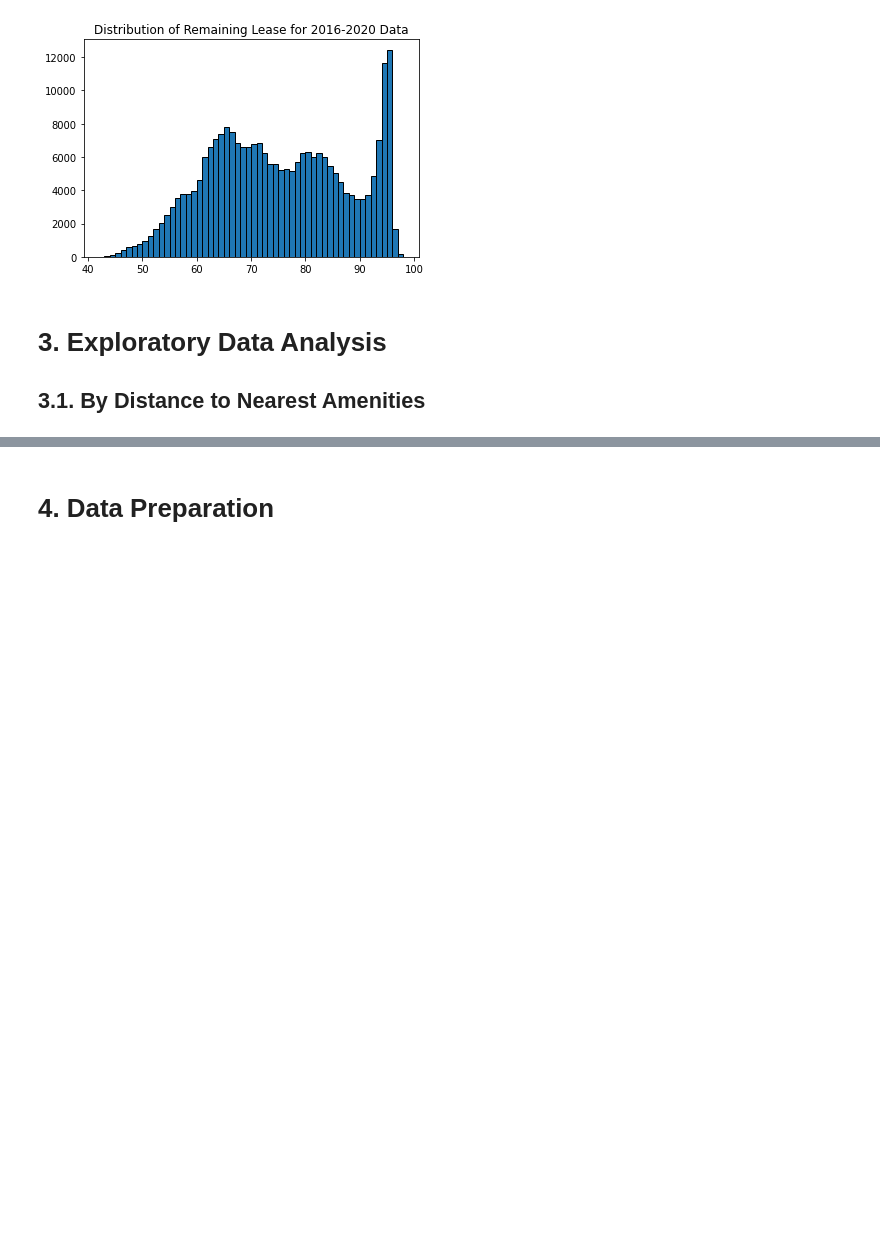
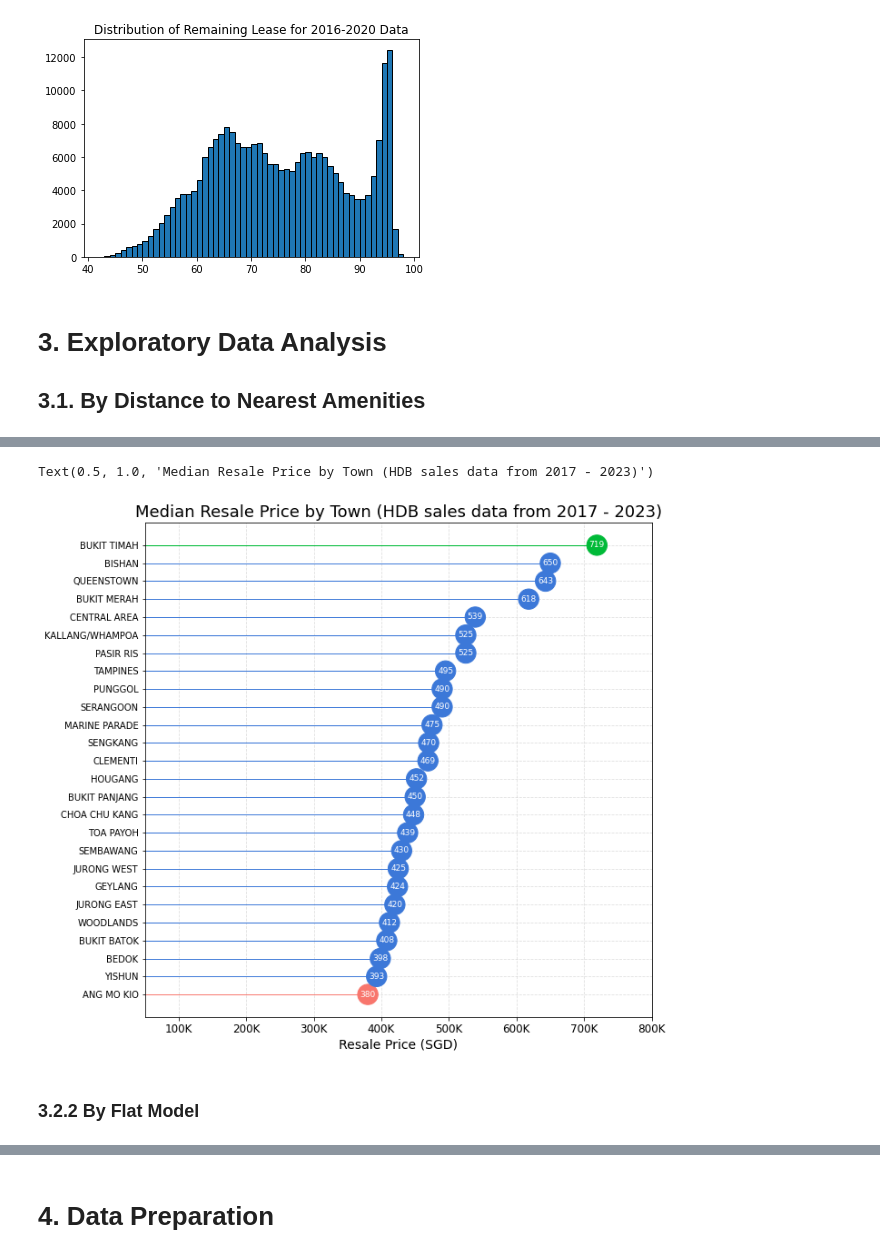
Before and after one commit to martinwh81/HDB-Resale-Price, a Jupyter notebook: HDB_Resale_Prediction.ipynb, the cells around one changed output, grey strips where cells are left out. Saved outputs shown, nothing was run; the diff lists cells and outputs as text; code cells hidden in the pictures; blank space fills up the shorter version.

Commit message:
Add Fact Charts

```diff
--- a/HDB_Resale_Prediction.ipynb
+++ b/HDB_Resale_Prediction.ipynb
@@ -348,0 +344,18 @@ The figure layout has changed to tight
+# %%
+# Function for lollipop charts
+def loll_plot(df, x, y, subtitle, xlabel, xlim):
+    plt.rc('axes', axisbelow=True)
+    plt.grid(linestyle='--', alpha=0.4)
+    plt.hlines(y=df.index, xmin=0, xmax=df[x], color=df.color, linewidth=1)
+    plt.scatter(df[x], df.index, color=df.color, s=500)
+    for i, txt in enumerate(df[x]):
+        plt.annotate(str(round(txt)), (txt, i), color='white', fontsize=9, ha='center', va='center')
+    plt.annotate(subtitle, xy=(1, 0), xycoords='axes fraction', fontsize=20,
+                    xytext=(-5, 5), textcoords='offset points',
+                    ha='right', va='bottom')
+    plt.yticks(df.index, df[y]); plt.xticks(fontsize=12); plt.xlim(xlim)
+    plt.xlabel(xlabel, fontsize=14)
+# %%
+price_game = prices.loc[prices['month'].dt.year>=2017].copy()
+price_game = price_game[['month','town','flat_model','flat_type','floor_area_sqm','storey_range','lease_commence_date','resale_price']]
+price_game.head()
@@ -348,0 +371,5 @@ The figure layout has changed to tight
+# %%
+price_median_town = price_game.groupby('town')['resale_price'].median().reset_index().sort_values(by='resale_price',ascending=True).reset_index(drop=True)
+price_median_town['resale_price'] = price_median_town['resale_price'] /1000
+price_median_town['color'] = ['#f8766d'] + ['#3c78d8']*(len(price_median_town)-2) + ['#00ba38']
+price_median_town.head()
@@ -348,0 +383,10 @@ The figure layout has changed to tight
+# %%
+fig, ax = plt.subplots(figsize=(10,10))
+loll_plot(price_median_town,'resale_price','town','','Resale Price (SGD)',[50, 800])
+ax.set_xticklabels(f'{x:,.0f}K' for x in ax.get_xticks())
+ax.set_title('Median Resale Price by Town (HDB sales data from 2017 - 2023)',{'fontsize':18})
+# %% [output]
+Text(0.5, 1.0, 'Median Resale Price by Town (HDB sales data from 2017 - 2023)')
+[figure, added]
+# %% [markdown]
+### 3.2.2 By Flat Model
```
Also changed, not shown: parts of 27 cells of this notebook, 1 other file.
